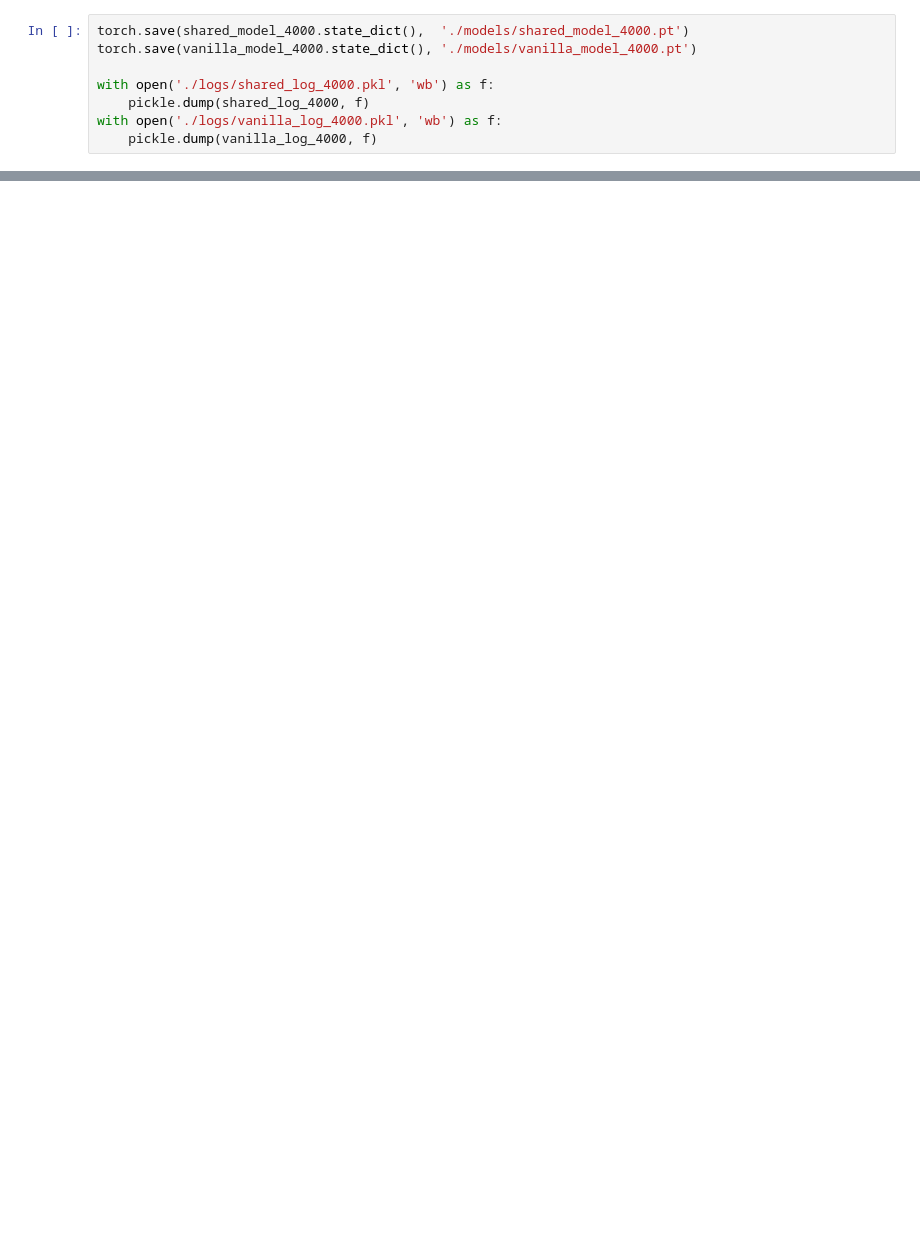
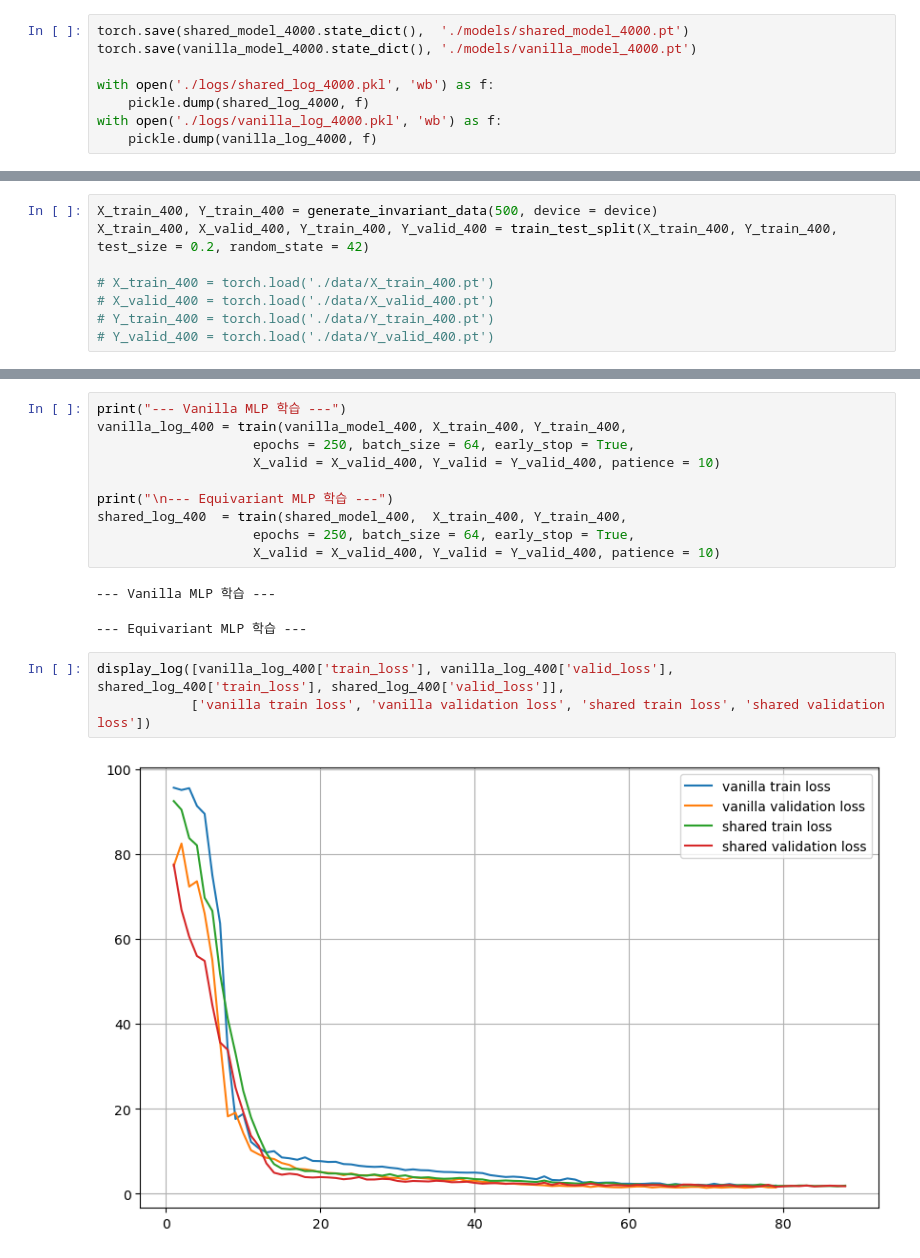
Before and after one commit to sinikar0397/Optimizing-Hypothesis-Space-via-Group-Representation-Intertwiner, a Jupyter notebook: SymmetricModel_DeepSets.ipynb, the cells around one changed output, grey strips where cells are left out. Cells and saved outputs as stored; diff of their text form; blank space fills up the shorter version.

```diff
--- a/SymmetricModel_DeepSets.ipynb
+++ b/SymmetricModel_DeepSets.ipynb
@@ -369,0 +377,8 @@ with open('./logs/vanilla_log_4000.pkl', 'wb') as f:
+# %%
+X_train_400, Y_train_400 = generate_invariant_data(500, device = device)
+X_train_400, X_valid_400, Y_train_400, Y_valid_400 = train_test_split(X_train_400, Y_train_400, test_size = 0.2, random_state = 42)
+
+# X_train_400 = torch.load('./data/X_train_400.pt')
+# X_valid_400 = torch.load('./data/X_valid_400.pt')
+# Y_train_400 = torch.load('./data/Y_train_400.pt')
+# Y_valid_400 = torch.load('./data/Y_valid_400.pt')
@@ -369,0 +425,18 @@ with open('./logs/vanilla_log_4000.pkl', 'wb') as f:
+# %%
+print("--- Vanilla MLP 학습 ---")
+vanilla_log_400 = train(vanilla_model_400, X_train_400, Y_train_400,
+                    epochs = 250, batch_size = 64, early_stop = True,
+                    X_valid = X_valid_400, Y_valid = Y_valid_400, patience = 10)
+
+print("\n--- Equivariant MLP 학습 ---")
+shared_log_400  = train(shared_model_400,  X_train_400, Y_train_400,
+                    epochs = 250, batch_size = 64, early_stop = True,
+                    X_valid = X_valid_400, Y_valid = Y_valid_400, patience = 10)
+# %% [output]
+--- Vanilla MLP 학습 ---
+--- Equivariant MLP 학습 ---
+# %%
+display_log([vanilla_log_400['train_loss'], vanilla_log_400['valid_loss'], shared_log_400['train_loss'], shared_log_400['valid_loss']],
+            ['vanilla train loss', 'vanilla validation loss', 'shared train loss', 'shared validation loss'])
+# %% [output]
+[figure, added]
```
Also changed, not shown: parts of 21 cells of this notebook, 34 other files.
